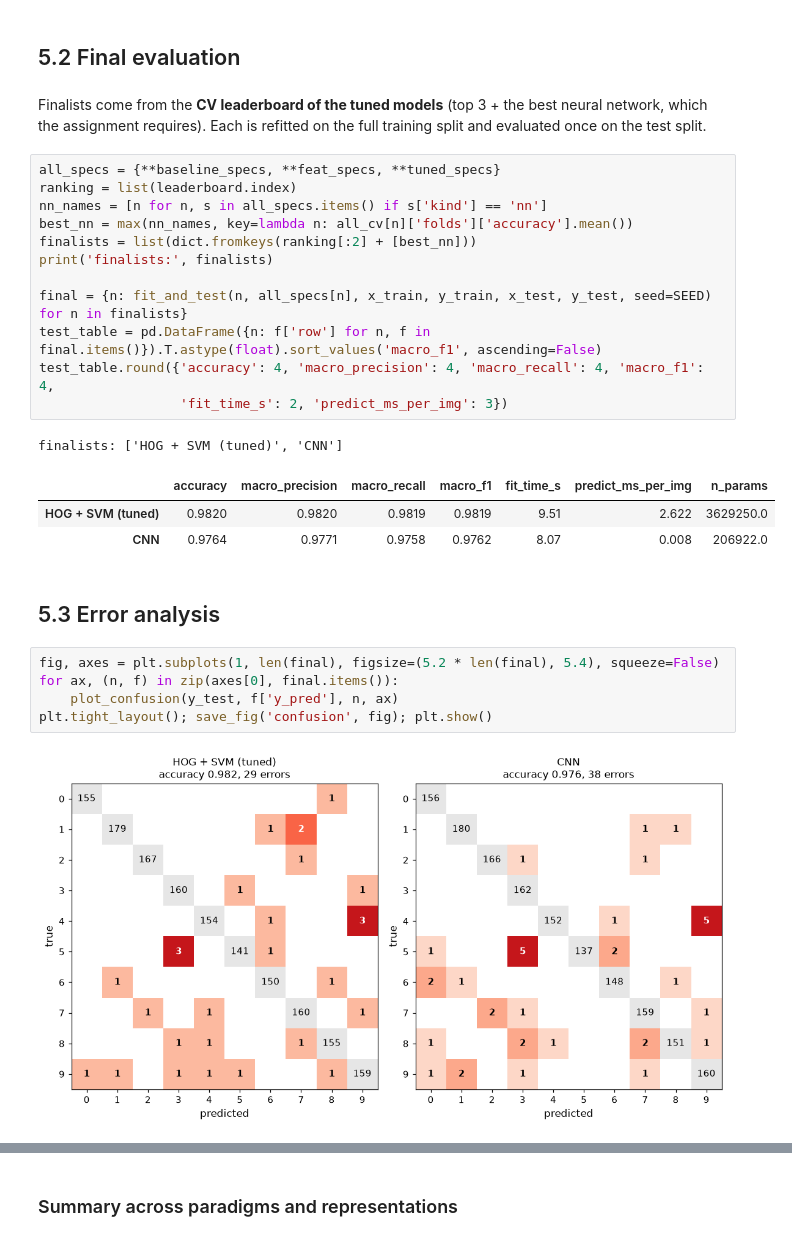
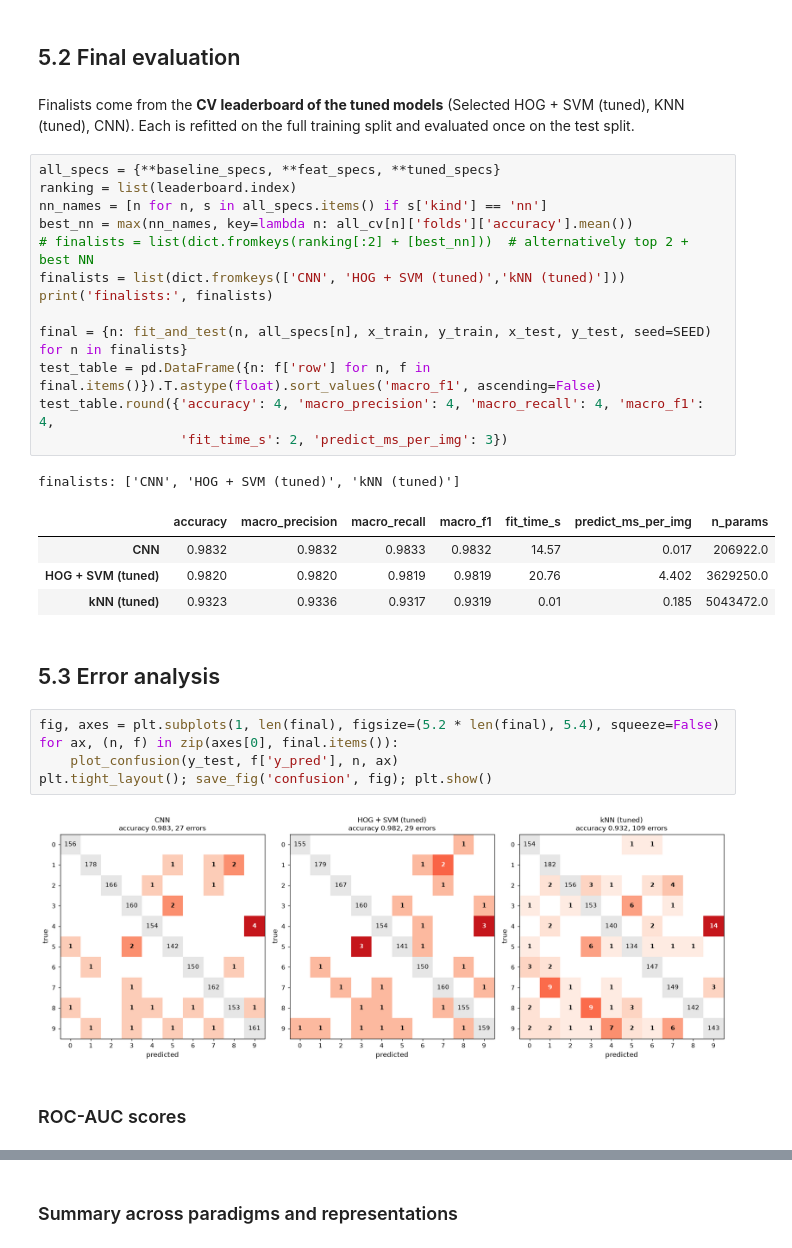
Before and after one commit to BRohit31/Handwritten-Image-Classification, a Jupyter notebook: main.ipynb, the cells around one changed output, grey strips where cells are left out. Drawn from its saved outputs; the diff is of its cells as text.

```diff
--- a/main.ipynb
+++ b/main.ipynb
@@ -1225,24 +1227,26 @@ def fit_and_test(name, spec, x_tr, y_tr, x_te, y_te, seed=42, inner_val_frac=0.1
 # %% [markdown]
 ## 5.2 Final evaluation
 # %% [markdown]
-Finalists come from the **CV leaderboard of the tuned models** (top 3 + the best neural network, which the assignment requires). Each is refitted on the full training split and evaluated once on the test split.
+Finalists come from the **CV leaderboard of the tuned models** (Selected HOG + SVM (tuned), KNN (tuned), CNN). Each is refitted on the full training split and evaluated once on the test split.
 # %%
 all_specs = {**baseline_specs, **feat_specs, **tuned_specs}
 ranking = list(leaderboard.index)
 nn_names = [n for n, s in all_specs.items() if s['kind'] == 'nn']
 best_nn = max(nn_names, key=lambda n: all_cv[n]['folds']['accuracy'].mean())
-finalists = list(dict.fromkeys(ranking[:2] + [best_nn]))
+# finalists = list(dict.fromkeys(ranking[:2] + [best_nn]))  # alternatively top 2 + best NN
+finalists = list(dict.fromkeys(['CNN', 'HOG + SVM (tuned)','kNN (tuned)']))
 print('finalists:', finalists)
 
 final = {n: fit_and_test(n, all_specs[n], x_train, y_train, x_test, y_test, seed=SEED) for n in finalists}
 test_table = pd.DataFrame({n: f['row'] for n, f in final.items()}).T.astype(float).sort_values('macro_f1', ascending=False)
 test_table.round({'accuracy': 4, 'macro_precision': 4, 'macro_recall': 4, 'macro_f1': 4,
                   'fit_time_s': 2, 'predict_ms_per_img': 3})
 # %% [output]
-finalists: ['HOG + SVM (tuned)', 'CNN']
+finalists: ['CNN', 'HOG + SVM (tuned)', 'kNN (tuned)']
 |  | accuracy | macro_precision | macro_recall | macro_f1 | fit_time_s | predict_ms_per_img | n_params |
-| HOG + SVM (tuned) | 0.9820 | 0.9820 | 0.9819 | 0.9819 | 9.51 | 2.622 | 3629250.0 |
-| CNN | 0.9764 | 0.9771 | 0.9758 | 0.9762 | 8.07 | 0.008 | 206922.0 |
+| CNN | 0.9832 | 0.9832 | 0.9833 | 0.9832 | 14.57 | 0.017 | 206922.0 |
+| HOG + SVM (tuned) | 0.9820 | 0.9820 | 0.9819 | 0.9819 | 20.76 | 4.402 | 3629250.0 |
+| kNN (tuned) | 0.9323 | 0.9336 | 0.9317 | 0.9319 | 0.01 | 0.185 | 5043472.0 |
 # %% [markdown]
 ## 5.3 Error analysis
 # %%
@@ -1251,4 +1255,6 @@ for ax, (n, f) in zip(axes[0], final.items()):
     plot_confusion(y_test, f['y_pred'], n, ax)
 plt.tight_layout(); save_fig('confusion', fig); plt.show()
 # %% [output]
-[figure, old version]
+[figure, new version]
+# %% [markdown]
+### ROC-AUC scores
```
Also changed, not shown: parts of 16 cells of this notebook.
